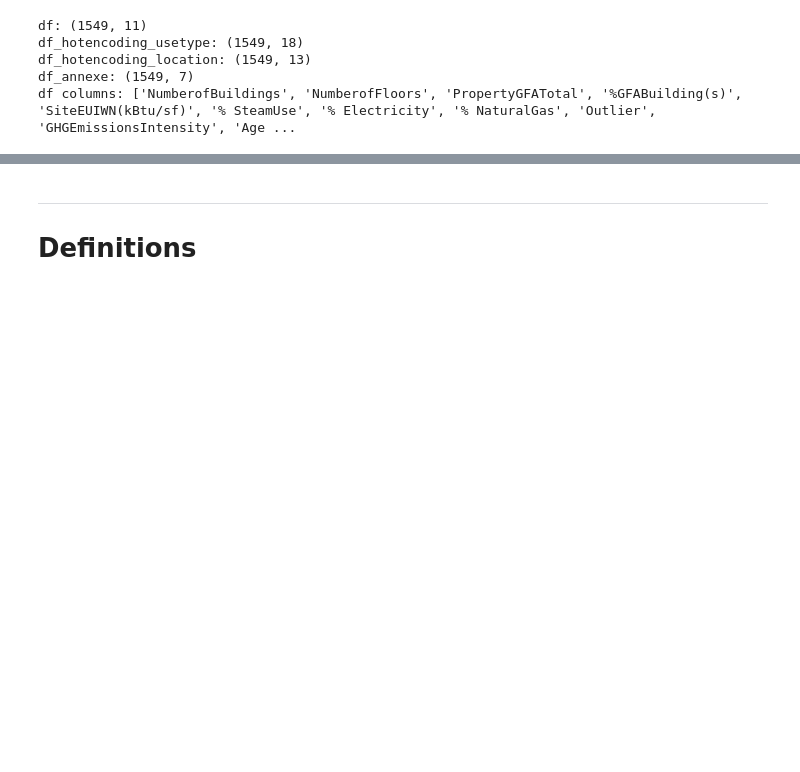
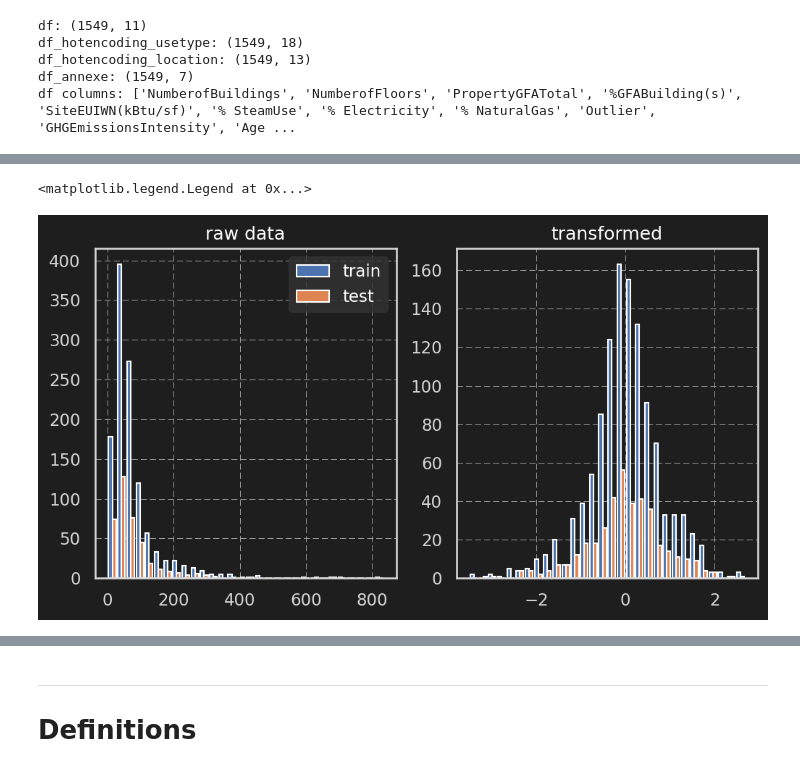
Before and after one commit to Thomas-Durand-Texte/OC-formation-Ingenieur-Machine-Learning, a Jupyter notebook: Projetcs/03_energy/Modelisation_energy.ipynb, the cells around one changed output, grey strips where cells are left out. Drawn from its saved outputs; the diff is of its cells as text; code cells hidden in the pictures; blank space fills up the shorter version.

```diff
--- a/Projetcs/03_energy/Modelisation_energy.ipynb
+++ b/Projetcs/03_energy/Modelisation_energy.ipynb
@@ -235,9 +233,11 @@ df_hotencoding_location: (1549, 13)
 df_annexe: (1549, 7)
 df columns: ['NumberofBuildings', 'NumberofFloors', 'PropertyGFATotal', '%GFABuilding(s)', 'SiteEUIWN(kBtu/sf)', '% SteamUse', '% Electricity', '% NaturalGas', 'Outlier', 'GHGEmissionsIntensity', 'Age ...
 # %%
-to_drop = [ 'GHGEmissionsIntensity' ]
+to_drop = [ 'GHGEmissionsIntensity', 'Outlier' ]
 
 df.drop( columns=to_drop, inplace=True )
+
+n_continuous = df.shape[1] -1
 
 df = pd.concat( (df, df_hotencoding_location, df_hotencoding_usetype), axis=1 )
 print('df shape:', df.shape)
@@ -360,0 +445,12 @@ X_train: (1161, 40)
+# %%
+transformer = Transformer('log').fit( y )
+fig, axs = plt.subplots( ncols=2, figsize=(20*cm, 10*cm))
+axs[0].hist( (y_train, y_test), bins=30, label=['train','test'] )
+axs[0].set_title('raw data')
+# axs[1].hist( , bins=30 )
+axs[1].hist( (transformer.transform(y_train),transformer.transform(y_test)), bins=30 )
+axs[1].set_title('transformed')
+axs[0].legend()
+# %% [output]
+<matplotlib.legend.Legend at 0x...>
+[figure, added]
```
Also changed, not shown: parts of 32 cells of this notebook, 3 other files.
